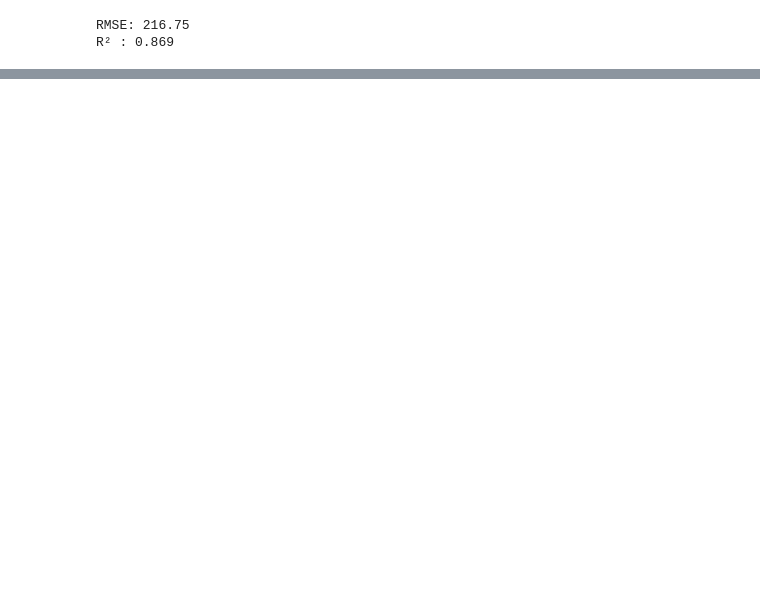
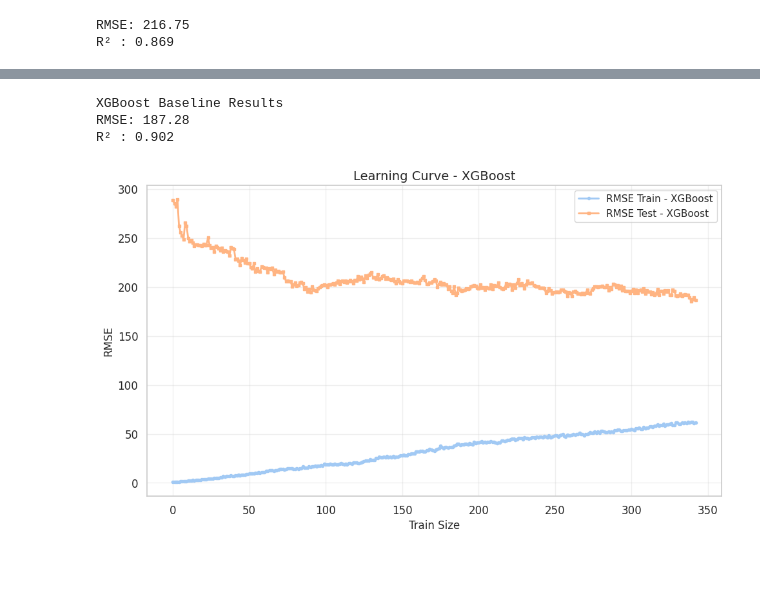
Before and after one commit to valentinpylypchuk/AAA-ML-Project-2025-26, a Jupyter notebook: Project.ipynb, the cells around one changed output, grey strips where cells are left out. Drawn from its saved outputs; the diff is of its cells as text; code cells hidden in the pictures; blank space fills up the shorter version.

```diff
--- a/Project.ipynb
+++ b/Project.ipynb
@@ -977,0 +979,68 @@ Found unknown categories in columns [0, 1, 2] during transform. These unknown ca
+# %%
+
+# -----------------------------
+# XGBoost baseline
+# -----------------------------
+xgb_model = Pipeline(steps=[
+    ("preprocessor", preprocessor),
+    ("xgb", XGBRegressor(
+        n_estimators=300,
+        learning_rate=0.05,
+        max_depth=5,
+        subsample=0.8,
+        colsample_bytree=0.8,
+        random_state=42,
+    ))
+])
+
+xgb_model.fit(X_train, y_train)
+y_pred_xgb = xgb_model.predict(X_test)
+
+rmse_xgb = np.sqrt(mean_squared_error(y_test, y_pred_xgb))
+r2_xgb = r2_score(y_test, y_pred_xgb)
+
+print("XGBoost Baseline Results")
+print(f"RMSE: {rmse_xgb:.2f}")
+print(f"R² : {r2_xgb:.3f}")
+# %% [output]
+XGBoost Baseline Results
+RMSE: 187.28
+R² : 0.902
+# %%
+train_errors, test_errors = [], []
+
+# Sampling to smooth curve
+step = max(1, len(X_train) // 300)  # reduce si quieres más puntos
+
+for m in range(50, len(X_train), step):  # empieza en 50 para evitar inestabilidad inicial
+    xgb_model.fit(X_train[:m], y_train[:m])
+    y_train_predict = xgb_model.predict(X_train[:m])
+    y_test_predict = xgb_model.predict(X_test)
+
+    train_errors.append(mean_squared_error(y_train[:m], y_train_predict))
+    test_errors.append(mean_squared_error(y_test, y_test_predict))
+
+# RMSE
+train_rmse = np.sqrt(train_errors)
+test_rmse = np.sqrt(test_errors)
+
+# -----------------------------
+# Plot
+# -----------------------------
+plt.figure(figsize=(10, 6))
+
+plt.plot(train_rmse, "o-", linewidth=2, markersize=3, label="RMSE Train - XGBoost")
+plt.plot(test_rmse, "s-", linewidth=2, markersize=3, label="RMSE Test - XGBoost")
+
+plt.title("Learning Curve - XGBoost", fontsize=14)
+plt.xlabel("Train Size", fontsize=12)
+plt.ylabel("RMSE", fontsize=12)
+
+plt.grid(alpha=0.3)
+plt.legend(fontsize=11)
+plt.tight_layout()
+plt.show()
+# %% [output]
+[figure, added]
+# %% [markdown]
+#
```
Also changed, not shown: parts of 7 cells of this notebook.
